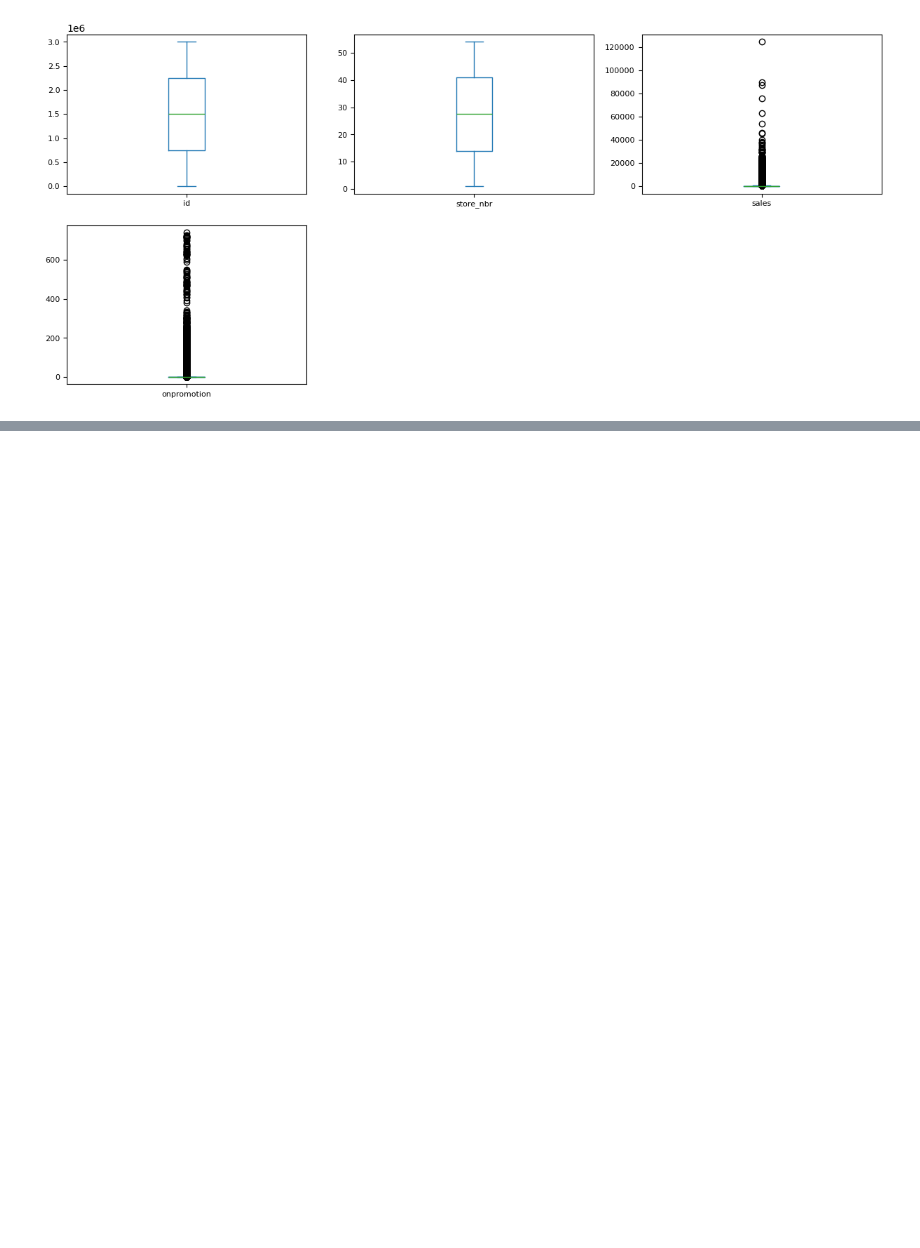
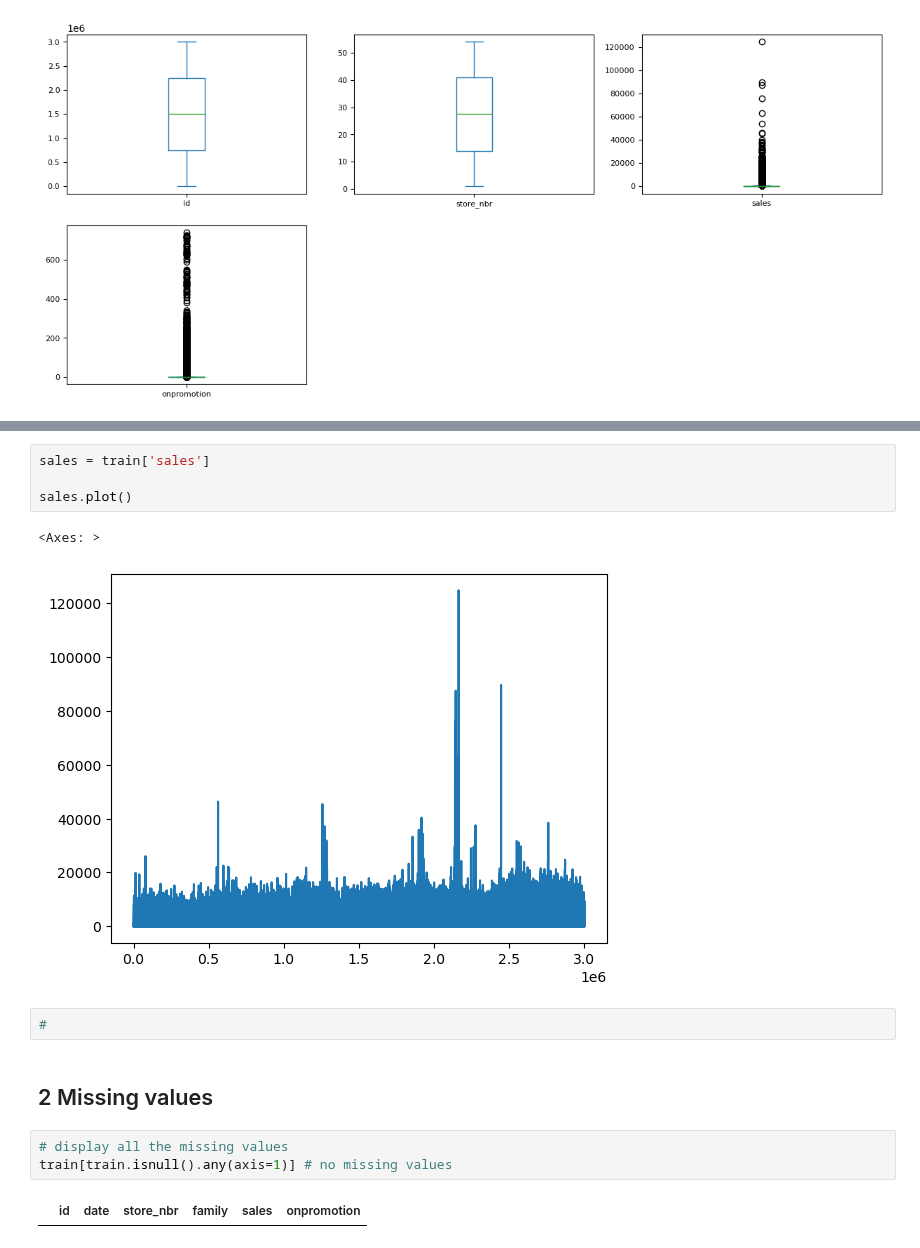
Before and after one commit to VishalyGinny/Data-Science-Projects, a Jupyter notebook: Time-Series-Forecast/TSF coding.ipynb, the cells around one changed output, grey strips where cells are left out. Saved outputs shown, nothing was run; the diff lists cells and outputs as text; blank space fills up the shorter version.

```diff
--- a/Time-Series-Forecast/TSF coding.ipynb
+++ b/Time-Series-Forecast/TSF coding.ipynb
@@ -239,0 +172,16 @@ test.head()
+# %%
+sales = train['sales']
+
+sales.plot()
+# %% [output]
+<Axes: >
+[figure, added]
+# %%
+#
+# %% [markdown]
+## 2 Missing values
+# %%
+# display all the missing values
+train[train.isnull().any(axis=1)] # no missing values
+# %% [output]
+|  | id | date | store_nbr | family | sales | onpromotion |
```
Also changed, not shown: parts of 53 cells of this notebook.
